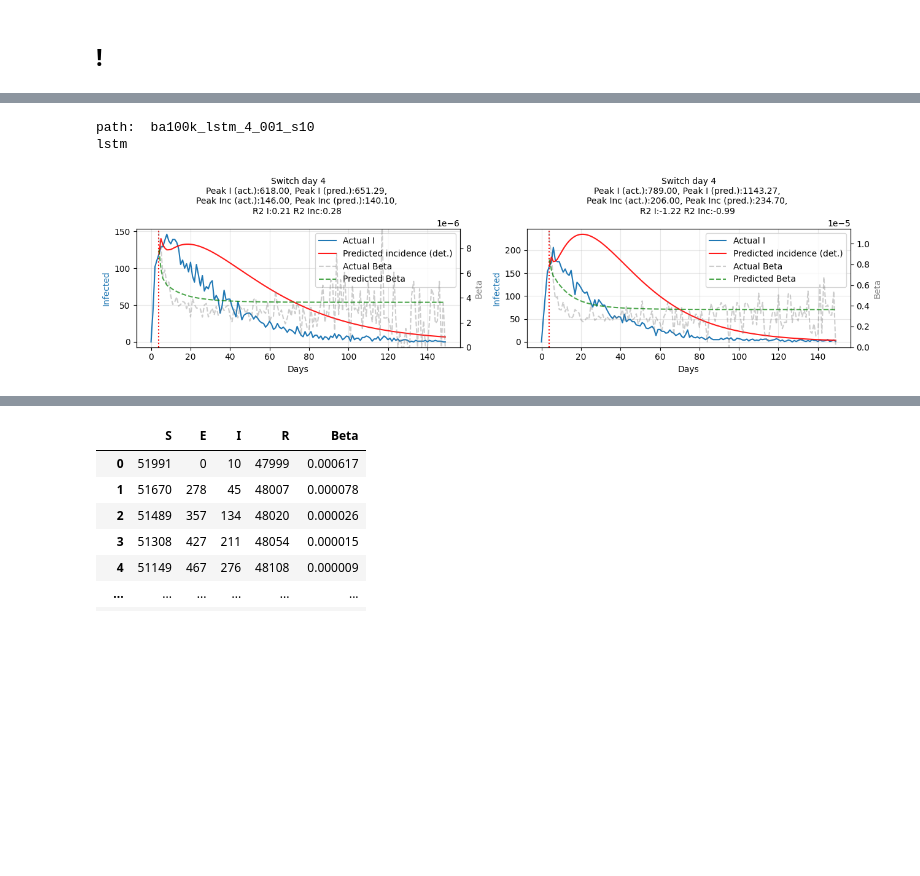
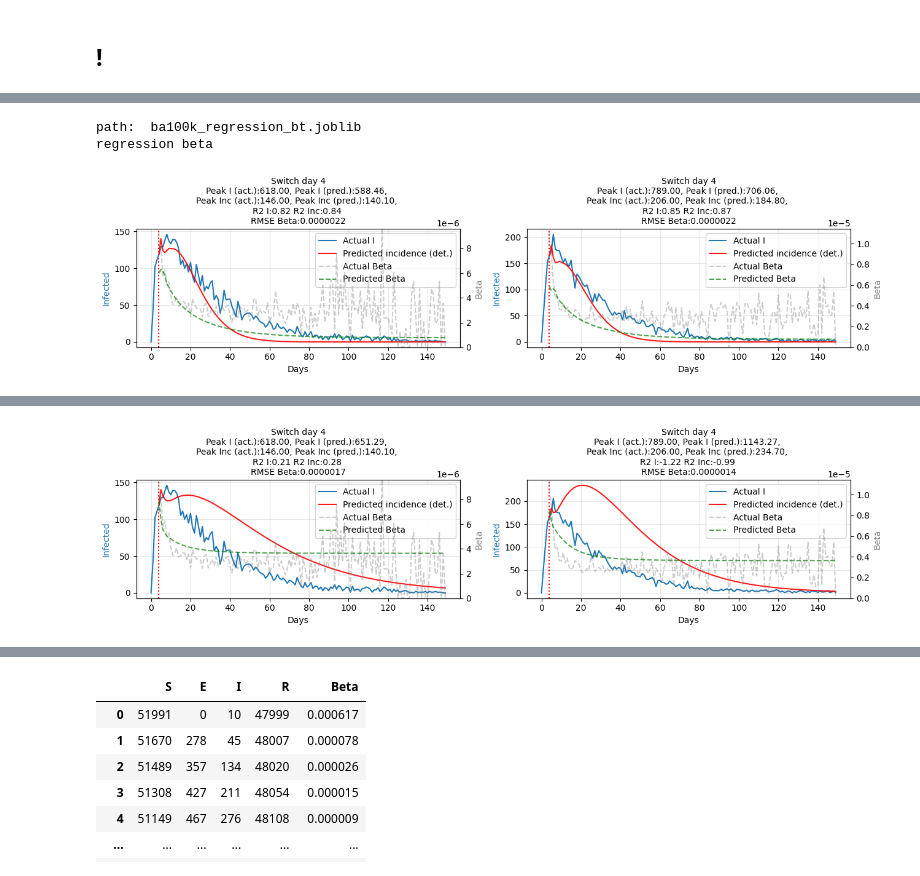
Before and after one commit to Mpkosh/network_hybrid_33, a Jupyter notebook: apply_and_see-Copy1.ipynb, the cells around one changed output, grey strips where cells are left out. Drawn from its saved outputs; the diff is of its cells as text; code cells hidden in the pictures; blank space fills up the shorter version.

Commit message:
new plots

```diff
--- a/apply_and_see-Copy1.ipynb
+++ b/apply_and_see-Copy1.ipynb
@@ -27,6 +27,7 @@ warnings.filterwarnings(action='ignore')
 # %%
 def apply_methods(seed_dirs='initial_data/initial_data_ba_10000/',
                   seed_numbers=[], on_incidence=False,
+                  switch_on_incidence=False,
                  idx_s=0, idx_e=11, show_fig_flag=False,
                  is_filename=False, sigma=0.1, gamma=0.08, perc_switch=0.01,
                  suff_m='sw100k', suff='sw100k'):
@@ -84,7 +85,8 @@ def apply_methods(seed_dirs='initial_data/initial_data_ba_10000/',
                                         ax=None, model_path=model_path,
                                         perc_switch=perc_switch,
                                         is_filename=is_filename,
-                                        on_incidence=on_incidence)
+                                        on_incidence=on_incidence,
+                                        switch_on_incidence=switch_on_incidence)
 
                 # creating a dataframe for peaks
                 all_peak = pd.DataFrame(all_peak,
@@ -137,13 +192,14 @@ array([['p_0.1_0.3_0.2_0.0001_0.2800000000000001_seed_0.csv'],
 # %%
 %%time
 k = 2380
 apply_methods(seed_dirs="../new_ba_100000/",
               seed_numbers=sw[k:k+2], on_incidence=True,
-              idx_s=4, idx_e=5, show_fig_flag=True,
+              switch_on_incidence=False,
+              idx_s=3, idx_e=5, show_fig_flag=True,
              is_filename=True, sigma=0.3, gamma=0.2,
               perc_switch=0.01,
              suff_m='ba100k', suff='ba100k_10')
 # %% [output]
-path:  ba100k_lstm_4_001_s10
-lstm
+path:  ba100k_regression_bt.joblib
+regression beta
-[figure, old version]
+[figure, new version]
@@ -151,0 +208 @@ Wall time: 18.3 s
+[figure, added]
```
Also changed, not shown: parts of 8 cells of this notebook, 23 other files.
